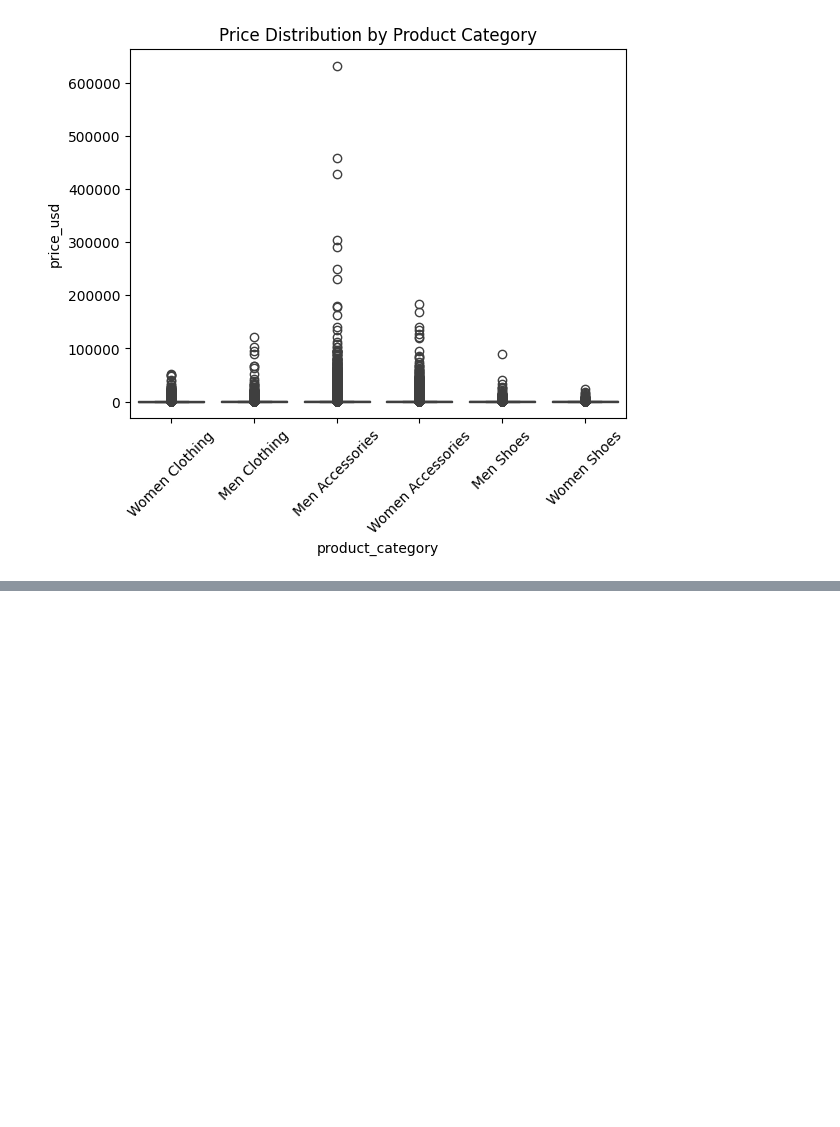
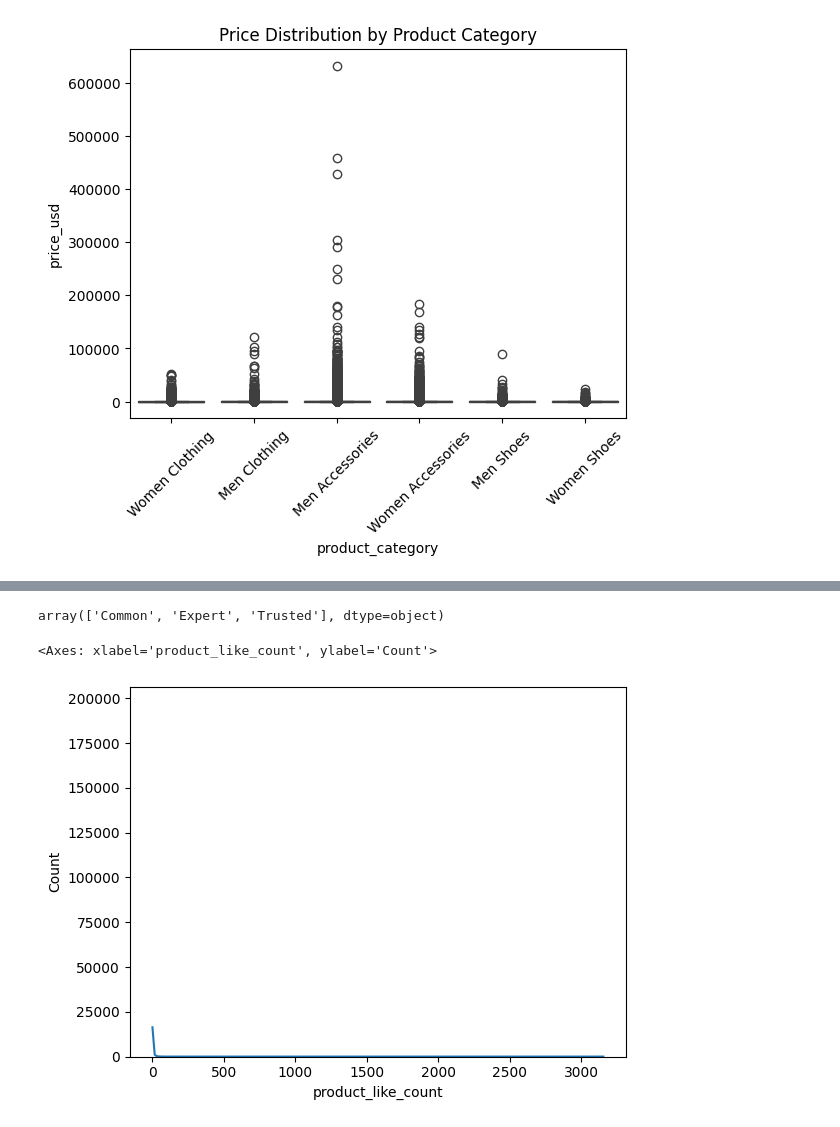
Before and after one commit to aplabey/2nd_hand_fashion_valuation, a Jupyter notebook: aplabey_eda.ipynb, the cells around one changed output, grey strips where cells are left out. Cells and saved outputs as stored; diff of their text form; code cells hidden in the pictures; blank space fills up the shorter version.

```diff
--- a/aplabey_eda.ipynb
+++ b/aplabey_eda.ipynb
@@ -139,0 +453,3 @@ plt.show()
+# %%
+df['color_group'] = df['product_color'].map(color_mapping)
+df.head(2)
@@ -139,0 +466,4 @@ plt.show()
+# %%
+df['gender_binary'] = df['product_gender_target'].map({'Men': 0, 'Women': 1})
+df.head(1)
+df.shape
@@ -139,0 +472,9 @@ plt.show()
+# %%
+df_dropped = df.drop(['product_gender_target', 'product_gender_binary','product_id', 'product_type', 'brand_url', 'brand_id', 'brand_name',
+                      'product_material', 'product_color', 'product_name',
+                      'product_description', 'product_keywords', 'warehouse_name', 'seller_id',
+                      'seller_pass_rate', 'seller_num_followers', 'seller_country', 'seller_price',
+                      'seller_earning', 'seller_community_rank', 'seller_username',
+                      'seller_num_products_listed', 'sold', 'reserved', 'available',
+                      'in_stock', 'should_be_gone', 'has_cross_border_fees', 'usually_ships_within'], axis=1)
+df_dropped.head()
@@ -139,0 +488,3 @@ plt.show()
+# %%
+df2 = df_dropped[df_dropped['price_usd'] <= 10000]
+df2.shape
@@ -139,0 +533,9 @@ plt.show()
+# %%
+df['seller_badge'].unique()
+# %% [output]
+array(['Common', 'Expert', 'Trusted'], dtype=object)
+# %%
+sns.histplot(df2['product_like_count'],kde = True)
+# %% [output]
+<Axes: xlabel='product_like_count', ylabel='Count'>
+[figure, added]
```
Also changed, not shown: parts of 46 cells of this notebook.
